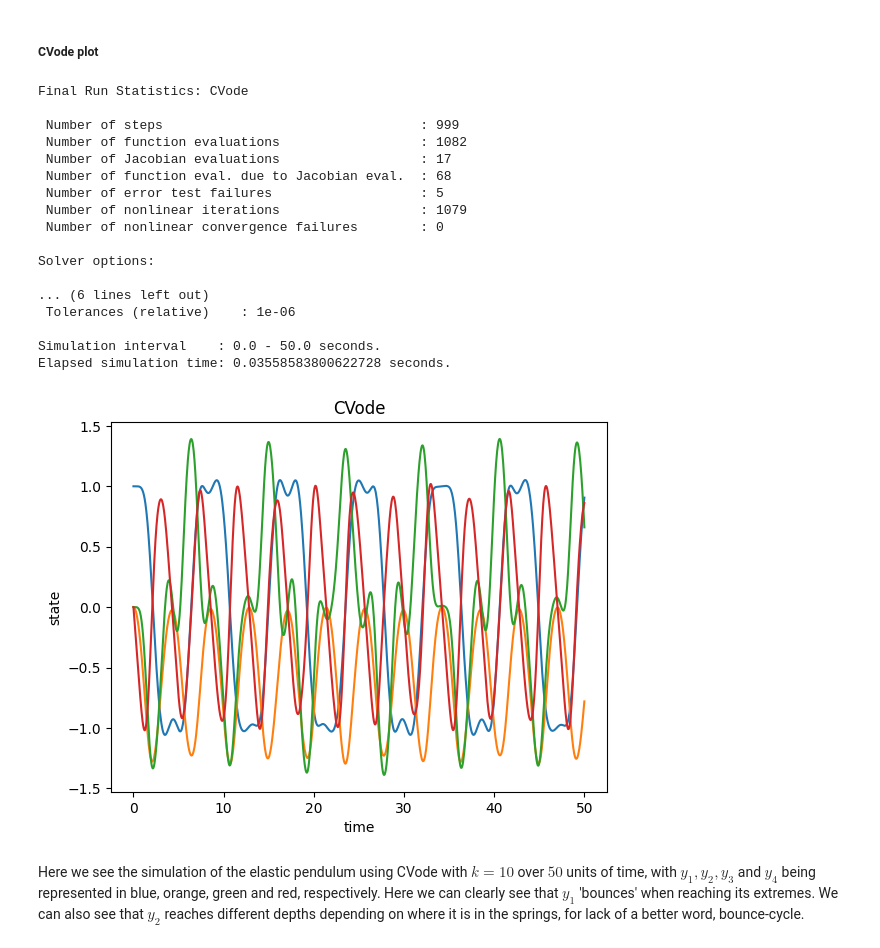
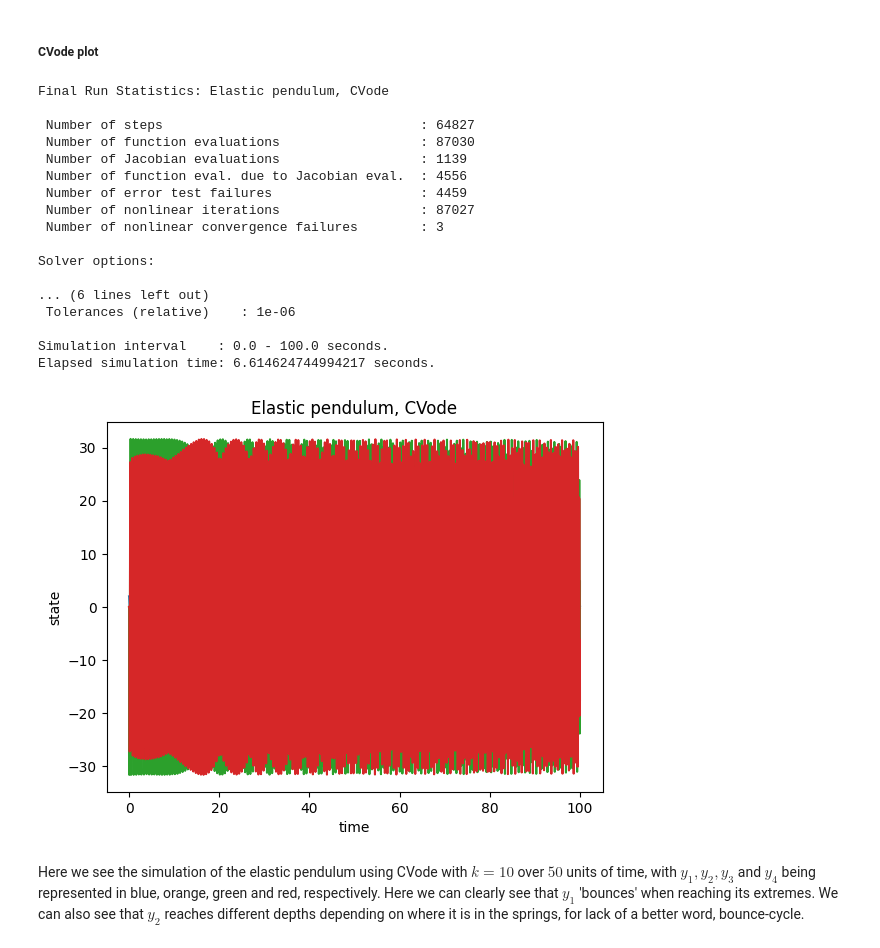
Before and after one commit to mudthomas/NUMN26, a Jupyter notebook: Presentation/presentation.ipynb, the cells around one changed output. Drawn from its saved outputs; the diff is of its cells as text; code cells hidden in the pictures.

Commit message:
Add the last figures

```diff
--- a/Presentation/presentation.ipynb
+++ b/Presentation/presentation.ipynb
@@ -372,36 +372,36 @@ class BDF4(BDF_general_FPI):
 # %%
 def problem_func(t, y):
     temp = spring_constant * (1 - 1/np.sqrt(y[0]**2+y[1]**2))
     return np.asarray([y[2], y[3], -y[0]*temp, -y[1]*temp - 1])
-spring_constant = 10
-starting_point = np.array([1-1e-6, 0, 0, 0])
+spring_constant = 1000
+starting_point = np.array([2, 0, 0, 0])
 problem = Explicit_Problem(problem_func, y0=starting_point)
-t_end = 50
+t_end = 100
 
 from assimulo.solvers.sundials import CVode
 problem.name = "Elastic pendulum, CVode"
 solver = CVode(problem)
 solver.simulate(t_end)
 solver.plot()
 # %% [output]
-Final Run Statistics: CVode
+Final Run Statistics: Elastic pendulum, CVode
 
- Number of steps                                 : 999
- Number of function evaluations                  : 1082
- Number of Jacobian evaluations                  : 17
- Number of function eval. due to Jacobian eval.  : 68
- Number of error test failures                   : 5
- Number of nonlinear iterations                  : 1079
- Number of nonlinear convergence failures        : 0
+ Number of steps                                 : 64827
+ Number of function evaluations                  : 87030
+ Number of Jacobian evaluations                  : 1139
+ Number of function eval. due to Jacobian eval.  : 4556
+ Number of error test failures                   : 4459
+ Number of nonlinear iterations                  : 87027
+ Number of nonlinear convergence failures        : 3
 
 Solver options:
 
 ... (6 lines left out)
  Tolerances (relative)    : 1e-06
 
-Simulation interval    : 0.0 - 50.0 seconds.
-Elapsed simulation time: 0.03558583800622728 seconds.
+Simulation interval    : 0.0 - 100.0 seconds.
+Elapsed simulation time: 6.614624744994217 seconds.
-[figure, old version]
+[figure, new version]
 # %% [markdown]
 Here we see the simulation of the elastic pendulum using CVode with $k=10$ over $50$ units of time, with $y_1, y_2, y_3$ and $y_4$ being represented in blue, orange, green and red, respectively. Here we can clearly see that $y_1$ 'bounces' when reaching its extremes. We can also see that $y_2$ reaches different depths depending on where it is in the springs, for lack of a better word, bounce-cycle.
 # %% [markdown]
```
Also changed, not shown: parts of 18 cells of this notebook.
